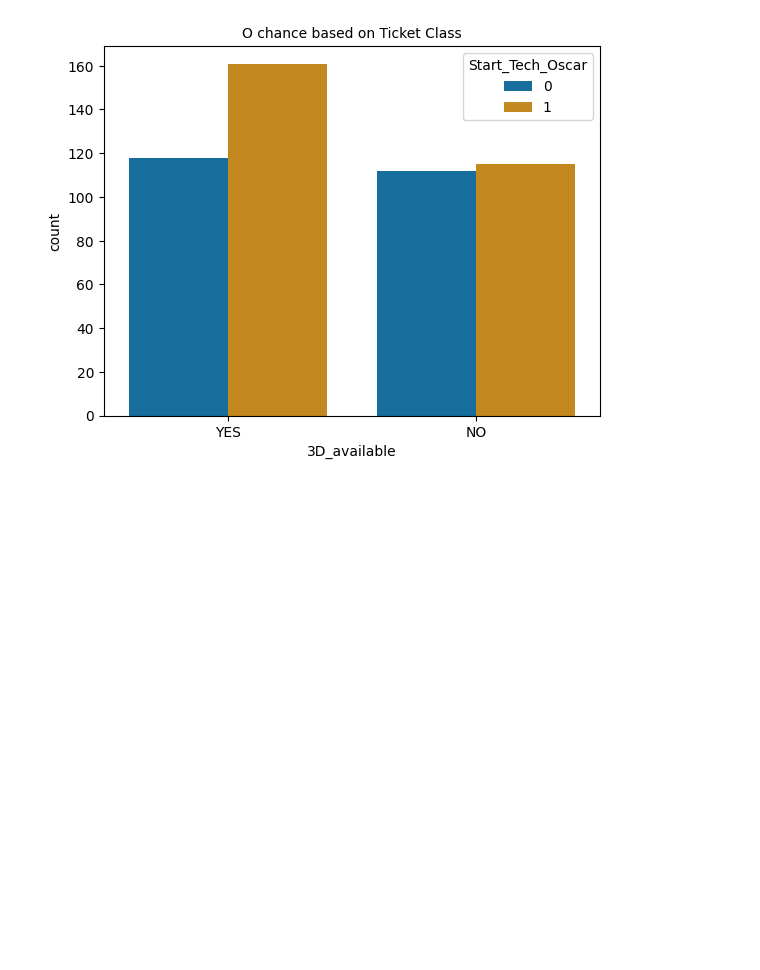
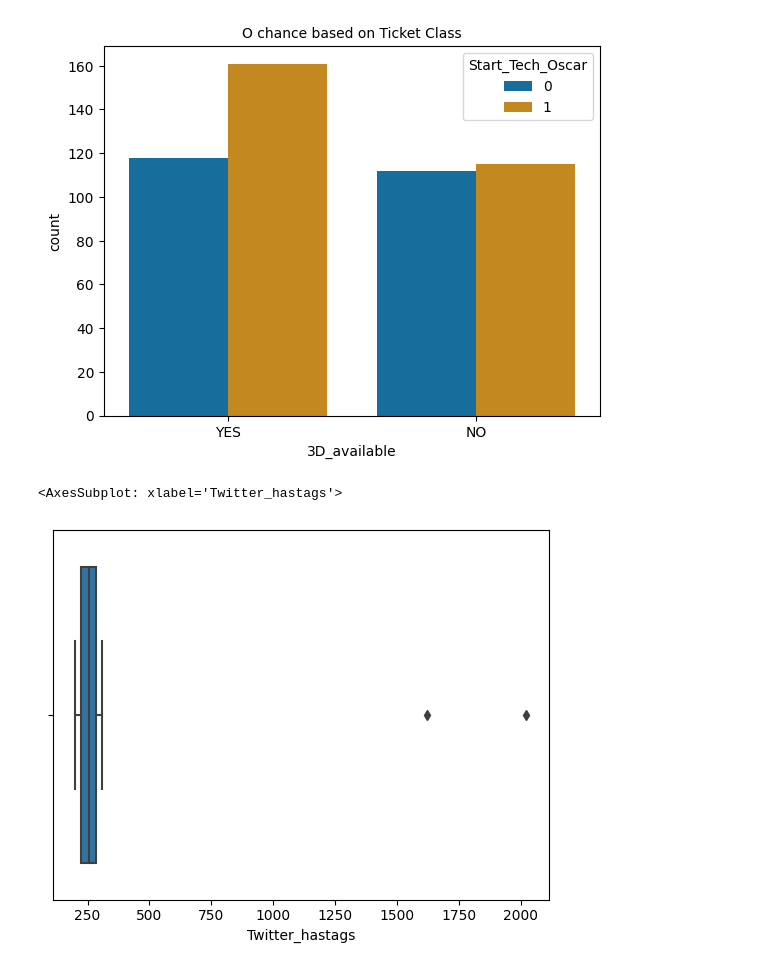
Before and after one commit to nadeap/Fullstack-DS, a Jupyter notebook: eda-fe.ipynb, the cells around one changed output. Saved outputs shown, nothing was run; the diff lists cells and outputs as text; code cells hidden in the pictures; blank space fills up the shorter version.

Commit message:
cek outliers data

```diff
--- a/eda-fe.ipynb
+++ b/eda-fe.ipynb
@@ -112,3 +112,8 @@ sns.countplot(x = '3D_available', data= data, hue= 'Start_Tech_Oscar', palette=
 plt.title('O chance based on Ticket Class', fontsize = 10);
 # %% [output]
 [figure]
+# %%
+sns.boxplot(x=data['Twitter_hastags'])
+# %% [output]
+<AxesSubplot: xlabel='Twitter_hastags'>
+[figure, added]
```
Also changed, not shown: parts of 3 cells of this notebook.
